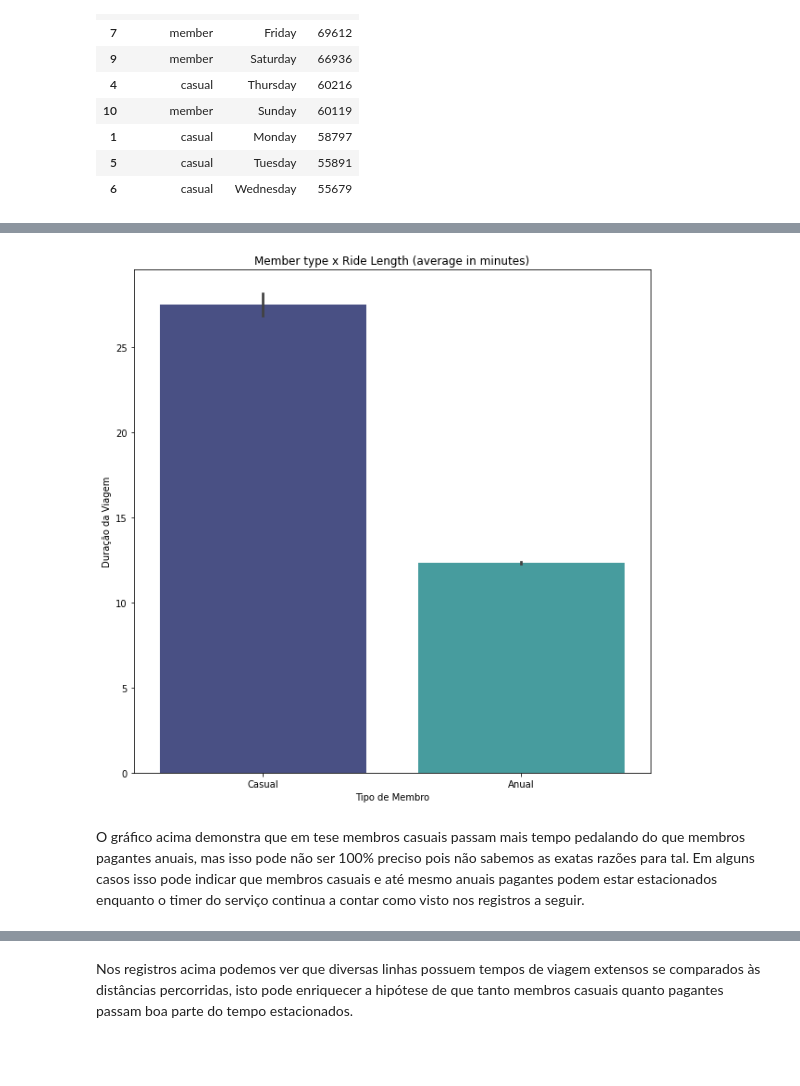
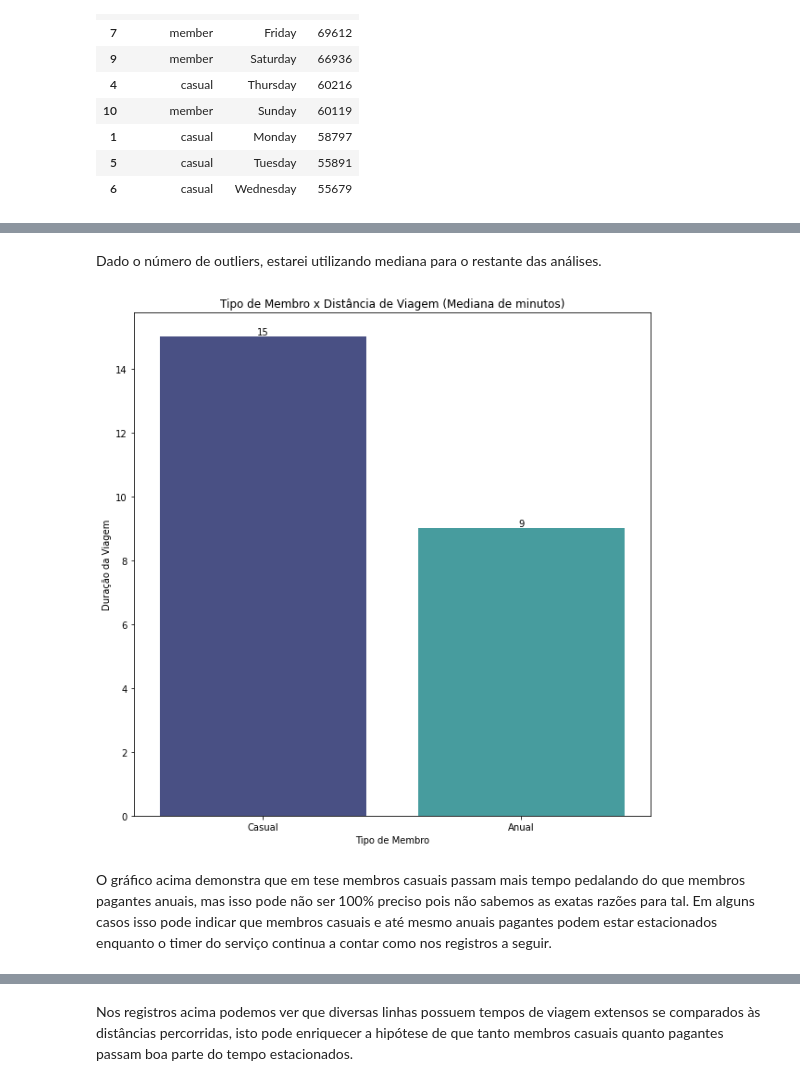
Before and after one commit to 941007/Projetos, a Jupyter notebook: Cyclistic_case_study-traduzido.ipynb, the cells around one changed output, grey strips where cells are left out. Cells and saved outputs as stored; diff of their text form; code cells hidden in the pictures; blank space fills up the shorter version.

Commit message:
Correção de texto e análise estatística.

```diff
--- a/Cyclistic_case_study-traduzido.ipynb
+++ b/Cyclistic_case_study-traduzido.ipynb
@@ -220,7 +221,7 @@ df['hour_of_day'] = df['started_at'].dt.hour
 # %%
 def haversine(lat1, lon1, lat2, lon2, to_radians=True, earth_radius=6371):
     """
-    slightly modified version: of http://stackoverflow.com/a/29546836/2901002
+    Versão levemente modificada de: http://stackoverflow.com/a/29546836/2901002
 
     Calculate the great circle distance between two points
     on the earth (specified in decimal degrees or in radians)
@@ -265,7 +299,2 @@ dtype: int64
-# %%
-#Inserindo a média de distância nos registros que contêm 0
-condition  = (df['distance_km'] == 0 )
-df.loc[condition, 'distance_km'] = df['distance_km'].mean()
-
-condition  = (df['distance_meters'] == 0 )
-df.loc[condition, 'distance_meters'] = df['distance_meters'].mean()
+# %%
+df = df.loc[df['ride_length'] * df['distance_km'] != 0]
@@ -351,21 +447,25 @@ sample_df.groupby(['member_casual', 'day_of_week'])['member_casual'] \
+# %% [markdown]
+Dado o número de outliers, estarei utilizando mediana para o restante das análises.
 # %%
 label_membro = ['Casual', 'Anual']
 
 plt.figure(figsize=(10,10))
-plt.title("Member type x Ride Length (average in minutes)")
+plt.title("Tipo de Membro x Distância de Viagem (Mediana de minutos)")
 
-ax = sns.barplot(x = 'member_casual', y = 'ride_length', palette='mako', data = sample_df)
+ax = sns.barplot(x = 'member_casual', y = 'ride_length', palette='mako', estimator=np.median, data = sample_df)
 ax.set_xticklabels(label_membro)
 
 plt.xlabel("Tipo de Membro")
 plt.ylabel("Duração da Viagem")
 
+for container in ax.containers:
+    ax.bar_label(container)
 
 plt.show()
 # %% [output]
-[figure, old version]
+[figure, new version]
 # %% [markdown]
-O gráfico acima demonstra que em tese membros casuais passam mais tempo pedalando do que membros pagantes anuais, mas isso pode não ser 100% preciso pois não sabemos as exatas razões para tal. Em alguns casos isso pode indicar que membros casuais e até mesmo anuais pagantes podem estar estacionados enquanto o timer do serviço continua a contar como visto nos registros a seguir.
+O gráfico acima demonstra que em tese membros casuais passam mais tempo pedalando do que membros pagantes anuais, mas isso pode não ser 100% preciso pois não sabemos as exatas razões para tal. Em alguns casos isso pode indicar que membros casuais e até mesmo anuais pagantes podem estar estacionados enquanto o timer do serviço continua a contar como nos registros a seguir.
 # %%
 sample_df[(sample_df['ride_length'] > 30.0)
          & (sample_df['distance_km'] < 1)]
```
Also changed, not shown: parts of 30 cells of this notebook.
